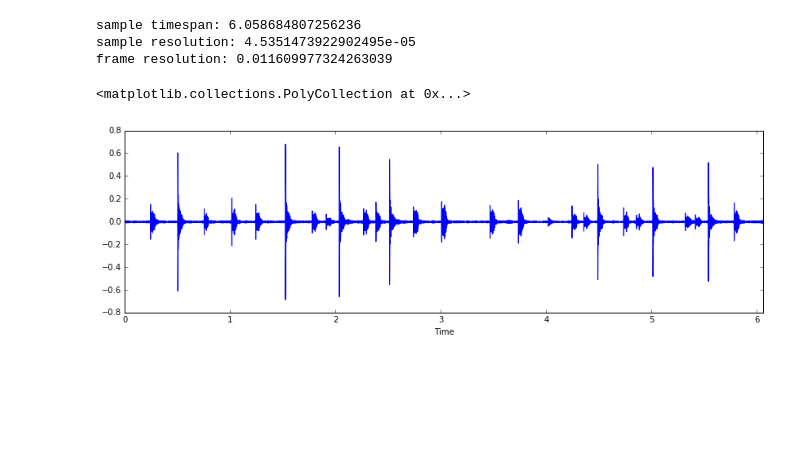
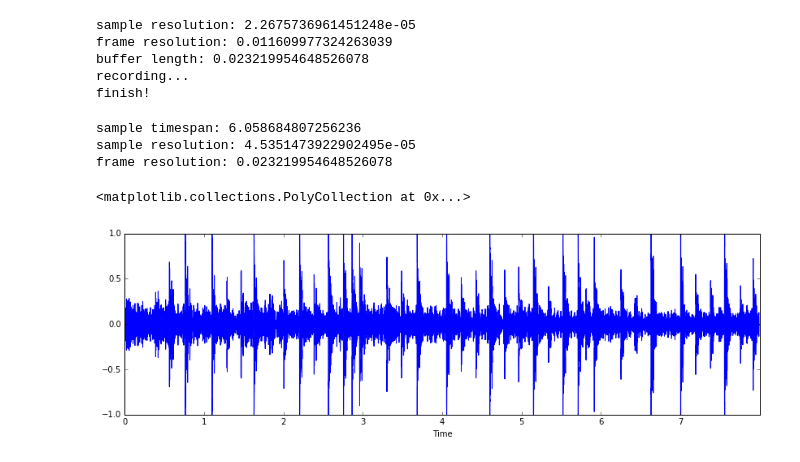
Before and after one commit to worldmaker18349276/K-AIKO, a Jupyter notebook: realtime_analysis.ipynb, the cells around one changed output. Drawn from its saved outputs; the diff is of its cells as text; code cells hidden in the pictures; blank space fills up the shorter version.

```diff
--- a/realtime_analysis.ipynb
+++ b/realtime_analysis.ipynb
@@ -12,18 +20,71 @@ plt.rcParams["figure.figsize"] = (14, 4)
+# %%
+CHANNELS = 1
+RATE = 44100
+SAMPLES_PER_BUFFER = 1024
+duration = 8
+total_length = int(8*RATE)
+
+print("sample resolution:", 1/RATE)
+print("frame resolution:", HOP_LENGTH/RATE)
+print("buffer length:", SAMPLES_PER_BUFFER/RATE)
+
+x = np.zeros(total_length, dtype=np.float32)
+t = librosa.samples_to_time(np.arange(x.shape[0]), sr=RATE)
+x_index = 0
+def input_callback(in_data, frame_count, time_info, status):
+    global x_index
+
+    if x_index+frame_count > x.shape[0]:
+        return None, pyaudio.paComplete
+
+    audio_data = np.frombuffer(in_data, dtype=np.float32)
+    x[x_index:x_index+frame_count] = audio_data
+    x_index += frame_count
+
+    return in_data, pyaudio.paContinue
+
+# execute test
+print("recording...")
+
+p = pyaudio.PyAudio()
+
+input_stream = p.open(format=pyaudio.paFloat32,
+                      channels=CHANNELS,
+                      rate=RATE,
+                      input=True,
+                      output=False,
+                      frames_per_buffer=SAMPLES_PER_BUFFER,
+                      stream_callback=input_callback)
+input_stream.start_stream()
+
+while input_stream.is_active():
+    time.sleep(0.1)
+
+input_stream.stop_stream()
+input_stream.close()
+
+p.terminate()
+
+print("finish!")
+# %% [output]
+sample resolution: 2.2675736961451248e-05
+frame resolution: 0.011609977324263039
+buffer length: 0.023219954648526078
+recording...
+finish!
 # %%
-WIN_LENGTH = 2048
-HOP_LENGTH = 2048//8
+x, RATE = librosa.load("test2.wav")
+t = librosa.samples_to_time(np.arange(x.shape[0]), sr=RATE)
 
-x, SR = librosa.load("test2.wav")
-t = librosa.samples_to_time(np.arange(x.shape[0]), sr=SR)
-
-print("sample timespan:", x.shape[0]/SR)
-print("sample resolution:", 1/SR)
-print("frame resolution:", HOP_LENGTH/SR)
-
-librosa.display.waveplot(x, SR)
+print("sample timespan:", x.shape[0]/RATE)
+print("sample resolution:", 1/RATE)
+print("frame resolution:", HOP_LENGTH/RATE)
 # %% [output]
 sample timespan: 6.058684807256236
 sample resolution: 4.5351473922902495e-05
-frame resolution: 0.011609977324263039
+frame resolution: 0.023219954648526078
-<matplotlib.collections.PolyCollection at 0x...>
-[figure, removed]
+# %%
+librosa.display.waveplot(x, RATE)
+# %% [output]
+<matplotlib.collections.PolyCollection at 0x...>
+[figure, added]
```
Also changed, not shown: parts of 21 cells of this notebook, 2 other files.
